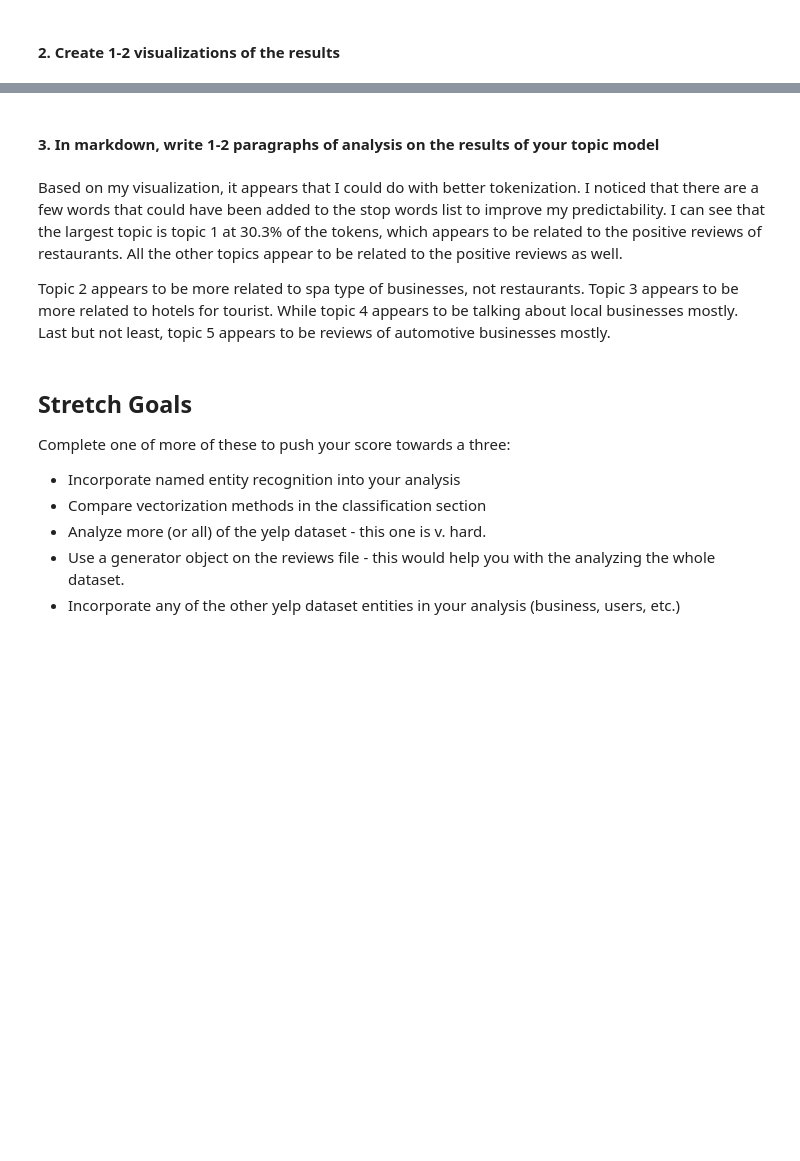
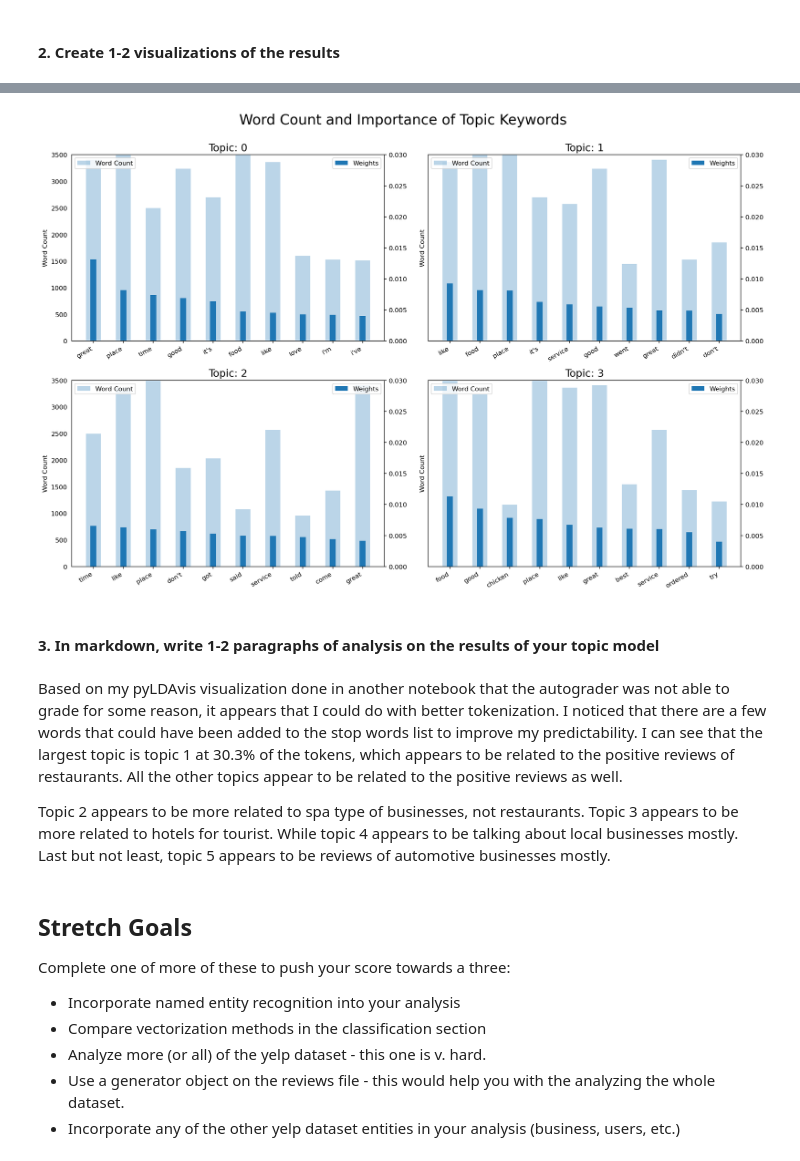
Before and after one commit to jmmiddour/DSPT8-Unit-4-ML, a Jupyter notebook: DS-Unit-4-Sprint-1-NLP-main/Sprint-Challenge-U4-S1/LS_DS_415_Sprint_Challenge_1_AG.ipynb, the cells around one changed output, grey strips where cells are left out. Drawn from its saved outputs; the diff is of its cells as text; code cells hidden in the pictures; blank space fills up the shorter version.

```diff
--- a/DS-Unit-4-Sprint-1-NLP-main/Sprint-Challenge-U4-S1/LS_DS_415_Sprint_Challenge_1_AG.ipynb
+++ b/DS-Unit-4-Sprint-1-NLP-main/Sprint-Challenge-U4-S1/LS_DS_415_Sprint_Challenge_1_AG.ipynb
@@ -517,10 +371,13 @@ corpus = [id2word.doc2bow(text) for text in df.tokens]
 # %% [markdown]
 ### 1. Estimate a LDA topic model of the review tex
 # %%
+
+
+# YOUR CODE HERE
 lda = LdaModel(corpus=corpus,
                id2word=id2word,
-               num_topics=5)
-
+               num_topics=5,
+               passes=1)
 
 # raise NotImplementedError()
 # %% [markdown]
@@ -545,7 +390,47 @@ pyLDAvis.display(py_vis)
+# %%
+import seaborn as sns
+import matplotlib.pyplot as plt
+
+# YOUR CODE HERE
+from collections import Counter
+topics = lda.show_topics(formatted=False)
+data_flat = [w for w_list in df.tokens for w in w_list]
+counter = Counter(data_flat)
+
+out = []
+for i, topic in topics:
+    for word, weight in topic:
+        out.append([word, i , weight, counter[word]])
+
+df_out = pd.DataFrame(out, columns=['word', 'topic_id', 'importance', 'word_count'])
+
+# Plot Word Count and Weights of Topic Keywords
+fig, axes = plt.subplots(2, 2, figsize=(16,10), sharey=True, dpi=160)
+for i, ax in enumerate(axes.flatten()):
+    ax.bar(x='word', height="word_count", data=df_out.loc[df_out.topic_id==i, :],
+           width=0.5, alpha=0.3, label='Word Count')
+    ax_twin = ax.twinx()
+    ax_twin.bar(x='word', height="importance", data=df_out.loc[df_out.topic_id==i, :],
+                width=0.2, label='Weights')
+    ax.set_ylabel('Word Count')
+    ax_twin.set_ylim(0, 0.030); ax.set_ylim(0, 3500)
+    ax.set_title('Topic: ' + str(i), fontsize=16)
+    ax.tick_params(axis='y', left=False)
+    ax.set_xticklabels(df_out.loc[df_out.topic_id==i, 'word'], rotation=30,
+                       horizontalalignment= 'right')
+    ax.legend(loc='upper left'); ax_twin.legend(loc='upper right')
+
+fig.tight_layout(w_pad=2)
+fig.suptitle('Word Count and Importance of Topic Keywords', fontsize=22, y=1.05)
+plt.show()
+
+# raise NotImplementedError()
+# %% [output]
+[figure, added]
 # %% [markdown]
 #### 3. In markdown, write 1-2 paragraphs of analysis on the results of your topic model
 # %% [markdown]
-Based on my visualization, it appears that I could do with better tokenization. I noticed that there are a few words that could have been added to the stop words list to improve my predictability. I can see that the largest topic is topic 1 at 30.3% of the tokens, which appears to be related to the positive reviews of restaurants. All the other topics appear to be related to the positive reviews as well.
+Based on my pyLDAvis visualization done in another notebook that the autograder was not able to grade for some reason, it appears that I could do with better tokenization. I noticed that there are a few words that could have been added to the stop words list to improve my predictability. I can see that the largest topic is topic 1 at 30.3% of the tokens, which appears to be related to the positive reviews of restaurants. All the other topics appear to be related to the positive reviews as well.
 
 Topic 2 appears to be more related to spa type of businesses, not restaurants. Topic 3 appears to be more related to hotels for tourist. While topic 4 appears to be talking about local businesses mostly. Last but not least, topic 5 appears to be reviews of automotive businesses mostly.
 # %% [markdown]
```
Also changed, not shown: parts of 22 cells of this notebook, 6 other files.
